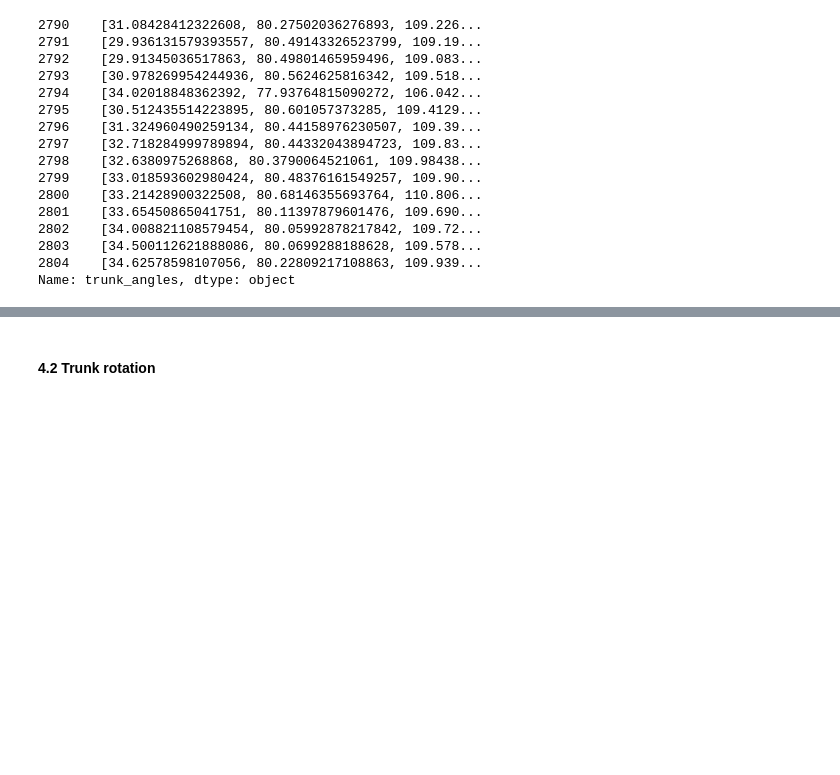
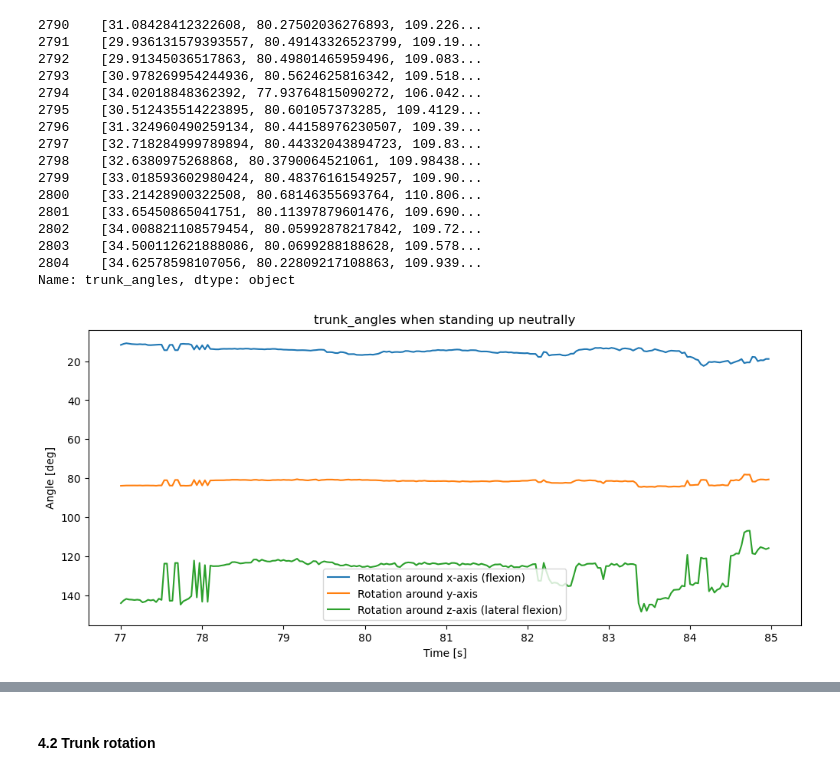
Before and after one commit to FranklinLeong/dexterity_assessment_CL, a Jupyter notebook: src/exploratory.ipynb, the cells around one changed output, grey strips where cells are left out. Saved outputs shown, nothing was run; the diff lists cells and outputs as text; code cells hidden in the pictures; blank space fills up the shorter version.

```diff
--- a/src/exploratory.ipynb
+++ b/src/exploratory.ipynb
@@ -420,3 +428,7 @@ df['trunk_angles'][idx[0]:idx[1]]
 2803    [34.500112621888086, 80.0699288188628, 109.578...
 2804    [34.62578598107056, 80.22809217108863, 109.939...
 Name: trunk_angles, dtype: object
+# %%
+plot_angles(df, t1 = 77, t2 = 85, joint_name = 'trunk_angles', event = 'standing up neutrally')
+# %% [output]
+[figure, added]
```
Also changed, not shown: parts of 9 cells of this notebook, 1 other file.
